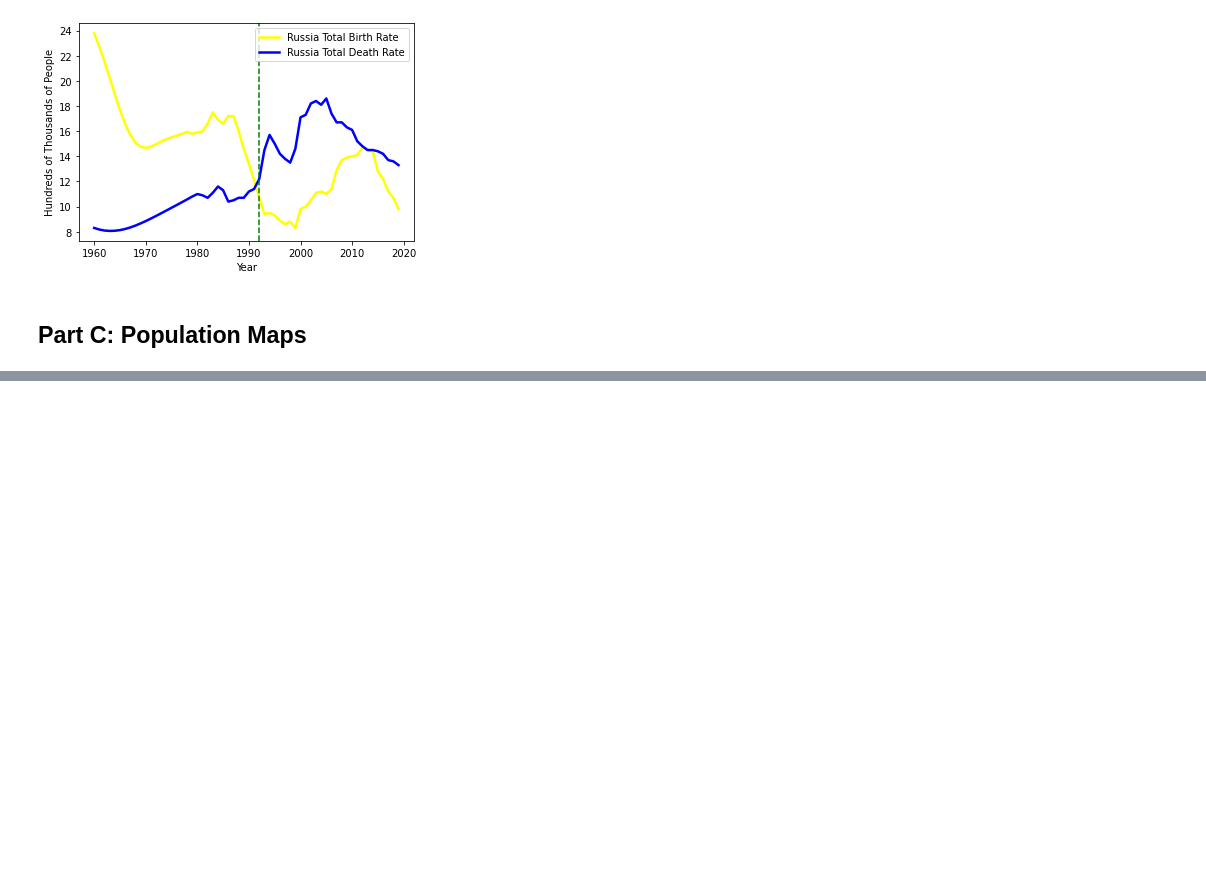
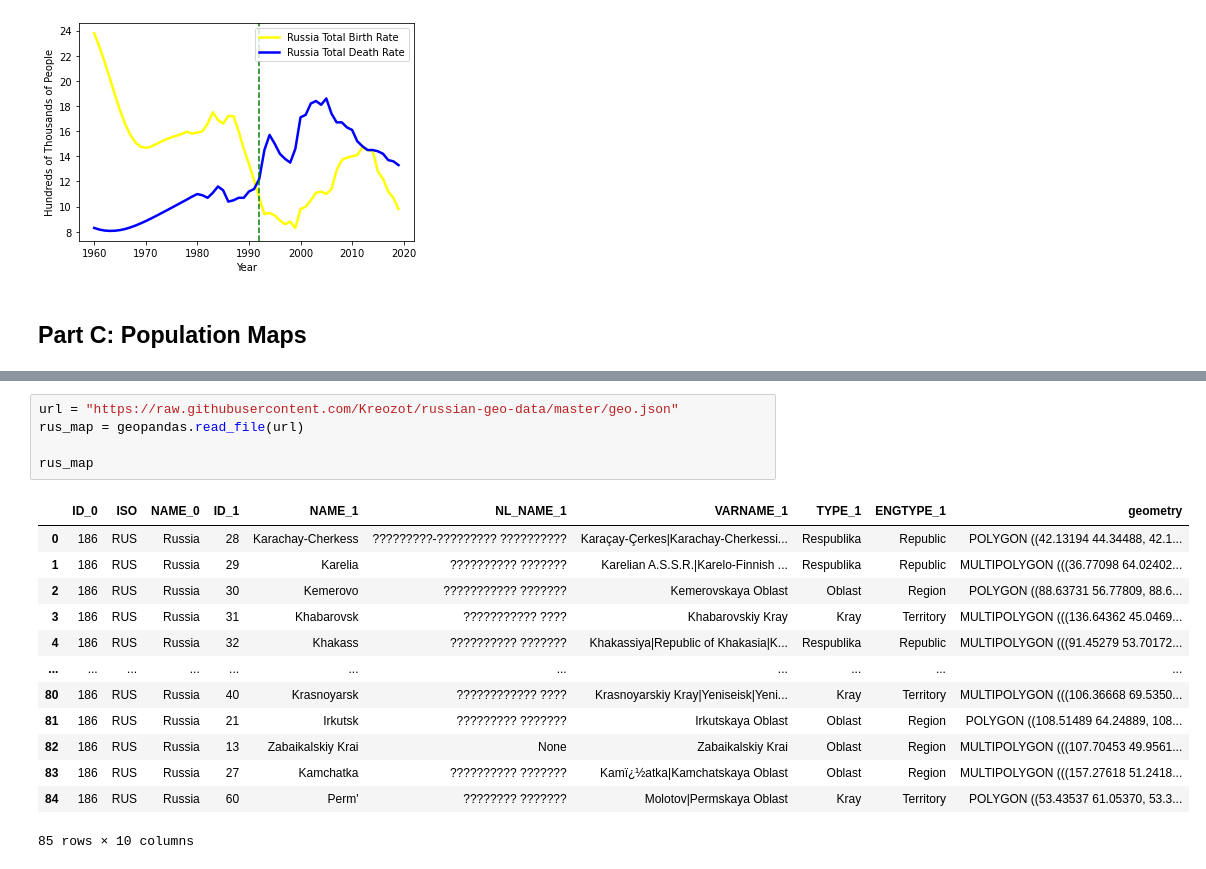
Before and after one commit to seank934/project1, a Jupyter notebook: project_1_envecon_153.ipynb, the cells around one changed output, grey strips where cells are left out. Drawn from its saved outputs; the diff is of its cells as text; blank space fills up the shorter version.

```diff
--- a/project_1_envecon_153.ipynb
+++ b/project_1_envecon_153.ipynb
@@ -306,0 +328,19 @@ gdf
+# %%
+url = "https://raw.githubusercontent.com/Kreozot/russian-geo-data/master/geo.json"
+rus_map = geopandas.read_file(url)
+
+rus_map
+# %% [output]
+|  | ID_0 | ISO | NAME_0 | ID_1 | NAME_1 | NL_NAME_1 | VARNAME_1 | TYPE_1 | ENGTYPE_1 | geometry |
+| 0 | 186 | RUS | Russia | 28 | Karachay-Cherkess | ?????????-????????? ?????????? | Karaçay-Çerkes|Karachay-Cherkessi... | Respublika | Republic | POLYGON ((42.13194 44.34488, 42.1... |
+| 1 | 186 | RUS | Russia | 29 | Karelia | ?????????? ??????? | Karelian A.S.S.R.|Karelo-Finnish ... | Respublika | Republic | MULTIPOLYGON (((36.77098 64.02402... |
+| 2 | 186 | RUS | Russia | 30 | Kemerovo | ??????????? ??????? | Kemerovskaya Oblast | Oblast | Region | POLYGON ((88.63731 56.77809, 88.6... |
+| 3 | 186 | RUS | Russia | 31 | Khabarovsk | ??????????? ???? | Khabarovskiy Kray | Kray | Territory | MULTIPOLYGON (((136.64362 45.0469... |
+| 4 | 186 | RUS | Russia | 32 | Khakass | ?????????? ??????? | Khakassiya|Republic of Khakasia|K... | Respublika | Republic | MULTIPOLYGON (((91.45279 53.70172... |
+| ... | ... | ... | ... | ... | ... | ... | ... | ... | ... | ... |
+| 80 | 186 | RUS | Russia | 40 | Krasnoyarsk | ???????????? ???? | Krasnoyarskiy Kray|Yeniseisk|Yeni... | Kray | Territory | MULTIPOLYGON (((106.36668 69.5350... |
+| 81 | 186 | RUS | Russia | 21 | Irkutsk | ????????? ??????? | Irkutskaya Oblast | Oblast | Region | POLYGON ((108.51489 64.24889, 108... |
+| 82 | 186 | RUS | Russia | 13 | Zabaikalskiy Krai | None | Zabaikalskiy Krai | Oblast | Region | MULTIPOLYGON (((107.70453 49.9561... |
+| 83 | 186 | RUS | Russia | 27 | Kamchatka | ?????????? ??????? | Kamï¿½atka|Kamchatskaya Oblast | Oblast | Region | MULTIPOLYGON (((157.27618 51.2418... |
+| 84 | 186 | RUS | Russia | 60 | Perm' | ???????? ??????? | Molotov|Permskaya Oblast | Kray | Territory | POLYGON ((53.43537 61.05370, 53.3... |
+85 rows × 10 columns
```
Also changed, not shown: parts of 11 cells of this notebook.
